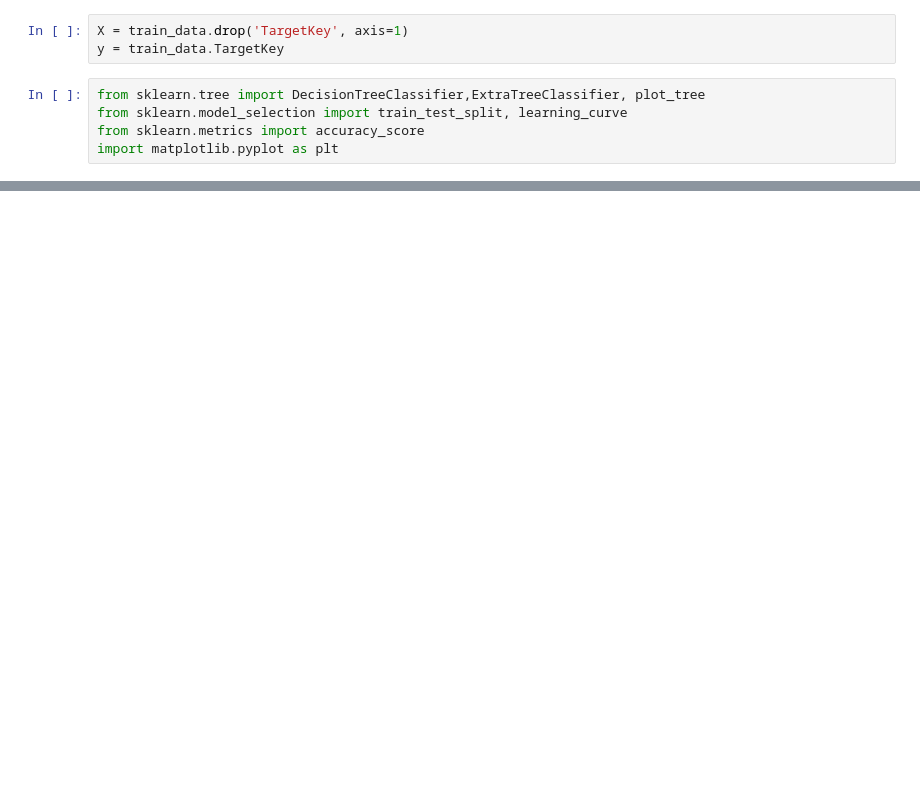
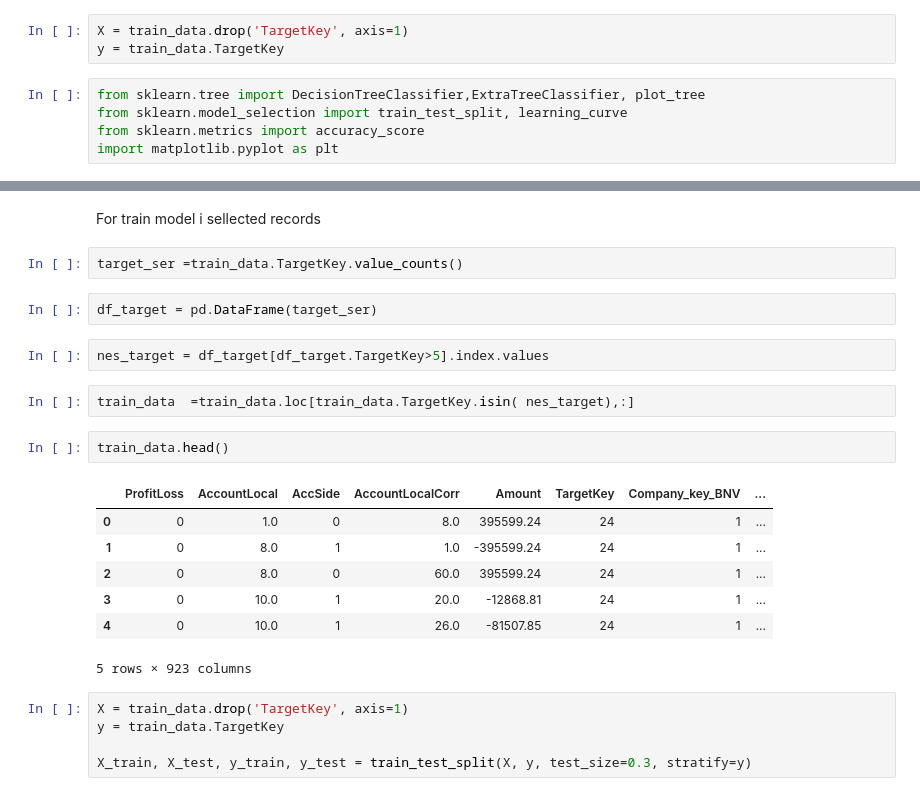
Before and after one commit to VladimirKrutko/SQL-ml, a Jupyter notebook: model.ipynb, the cells around one changed output, grey strips where cells are left out. Saved outputs shown, nothing was run; the diff lists cells and outputs as text; blank space fills up the shorter version.

```diff
--- a/model.ipynb
+++ b/model.ipynb
@@ -239,0 +180,25 @@ AttributeError: 'Series' object has no attribute 'sorted'
+# %% [markdown]
+For train model i sellected records
+# %%
+target_ser =train_data.TargetKey.value_counts()
+# %%
+df_target = pd.DataFrame(target_ser)
+# %%
+nes_target = df_target[df_target.TargetKey>5].index.values
+# %%
+train_data  =train_data.loc[train_data.TargetKey.isin( nes_target),:]
+# %%
+train_data.head()
+# %% [output]
+|  | ProfitLoss | AccountLocal | AccSide | AccountLocalCorr | Amount | TargetKey | Company_key_BNV | ... |
+| 0 | 0 | 1.0 | 0 | 8.0 | 395599.24 | 24 | 1 | ... |
+| 1 | 0 | 8.0 | 1 | 1.0 | -395599.24 | 24 | 1 | ... |
+| 2 | 0 | 8.0 | 0 | 60.0 | 395599.24 | 24 | 1 | ... |
+| 3 | 0 | 10.0 | 1 | 20.0 | -12868.81 | 24 | 1 | ... |
+| 4 | 0 | 10.0 | 1 | 26.0 | -81507.85 | 24 | 1 | ... |
+5 rows × 923 columns
+# %%
+X = train_data.drop('TargetKey', axis=1)
+y = train_data.TargetKey
+
+X_train, X_test, y_train, y_test = train_test_split(X, y, test_size=0.3, stratify=y)
```
Also changed, not shown: parts of 103 cells of this notebook.
